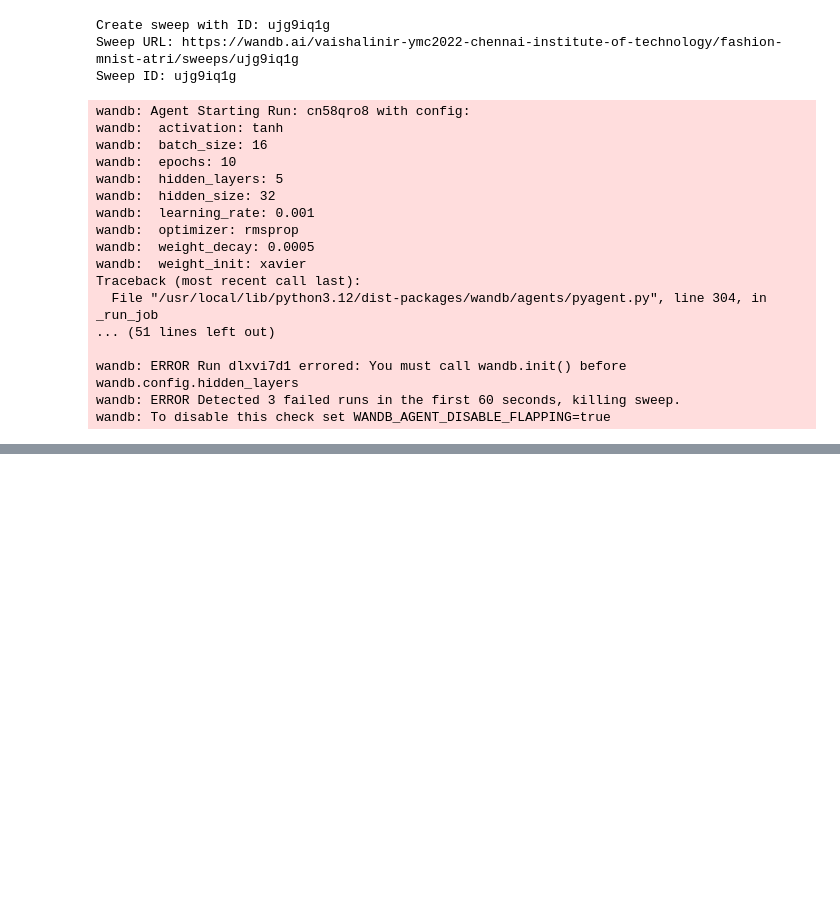
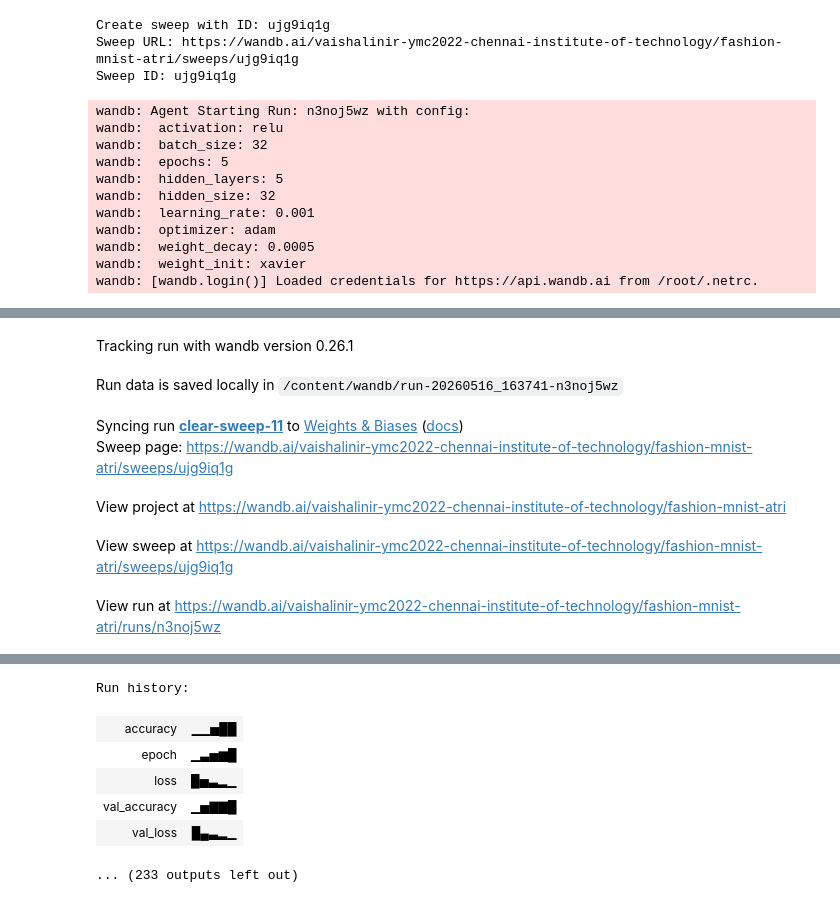
Before and after one commit to DharankumarCS/fashion-mnist-atri, a Jupyter notebook: notebooks/experiments.ipynb, the cells around one changed output, grey strips where cells are left out. Cells and saved outputs as stored; diff of their text form; code cells hidden in the pictures; blank space fills up the shorter version.

```diff
--- a/notebooks/experiments.ipynb
+++ b/notebooks/experiments.ipynb
@@ -777,7 +777,7 @@ sweep_config = {
     'method': 'bayes',
 
     'metric': {
-        'name': 'accuracy',
+        'name': 'val_accuracy',
         'goal': 'maximize'
     },
 
@@ -1006,26 +955,16 @@ def train_wandb():
 # %%
 # Start sweep agent
 
-wandb.agent(
-    sweep_id,
-    function=train_wandb,
-    count=3
-)
+wandb.agent(sweep_id, function=train_wandb, count=50)
 # %% [output]
-wandb: Agent Starting Run: cn58qro8 with config:
-wandb:  activation: tanh
-wandb:  batch_size: 16
-wandb:  epochs: 10
+wandb: Agent Starting Run: n3noj5wz with config:
+wandb:  activation: relu
+wandb:  batch_size: 32
+wandb:  epochs: 5
 wandb:  hidden_layers: 5
 wandb:  hidden_size: 32
 wandb:  learning_rate: 0.001
-wandb:  optimizer: rmsprop
+wandb:  optimizer: adam
 wandb:  weight_decay: 0.0005
 wandb:  weight_init: xavier
-Traceback (most recent call last):
-  File "/usr/local/lib/python3.12/dist-packages/wandb/agents/pyagent.py", line 304, in _run_job
-... (51 lines left out)
-
-wandb: ERROR Run dlxvi7d1 errored: You must call wandb.init() before wandb.config.hidden_layers
-wandb: ERROR Detected 3 failed runs in the first 60 seconds, killing sweep.
-wandb: To disable this check set WANDB_AGENT_DISABLE_FLAPPING=true
+wandb: [wandb.login()] Loaded credentials for https://api.wandb.ai from /root/.netrc.
@@ -1031,0 +972,7 @@ wandb: To disable this check set WANDB_AGENT_DISABLE_FLAPPING=true
+Tracking run with wandb version 0.26.1
+Run data is saved locally in /content/wandb/run-20260516_163741-n3noj5wz
+Syncing run clear-sweep-11 to Weights & Biases (docs)
+Sweep page: https://wandb.ai/vaishalinir-ymc2022-chennai-institute-of-technology/fashion-mnist-atri/sweeps/ujg9iq1g
+View project at https://wandb.ai/vaishalinir-ymc2022-chennai-institute-of-technology/fashion-mnist-atri
+View sweep at https://wandb.ai/vaishalinir-ymc2022-chennai-institute-of-technology/fashion-mnist-atri/sweeps/ujg9iq1g
+View run at https://wandb.ai/vaishalinir-ymc2022-chennai-institute-of-technology/fashion-mnist-atri/runs/n3noj5wz
@@ -1031,0 +985,7 @@ wandb: To disable this check set WANDB_AGENT_DISABLE_FLAPPING=true
+Run history:
+| accuracy | ▁▁▅██ |
+| epoch | ▁▃▅▆█ |
+| loss | █▅▃▂▁ |
+| val_accuracy | ▁▅▇▇█ |
+| val_loss | █▄▃▂▁ |
+... (233 outputs left out)
```
Also changed, not shown: parts of 2 cells of this notebook.
